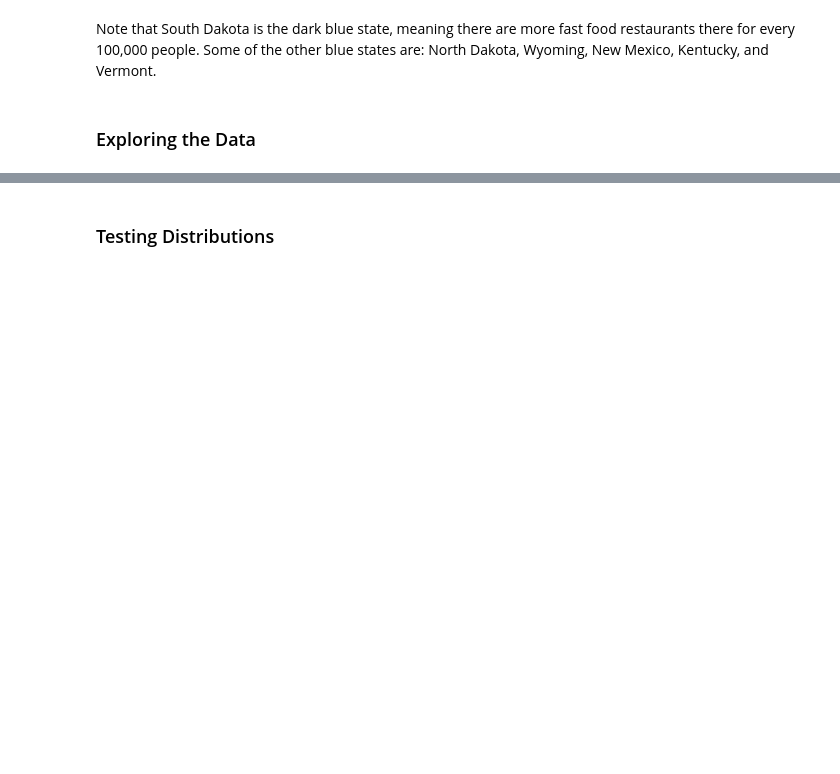
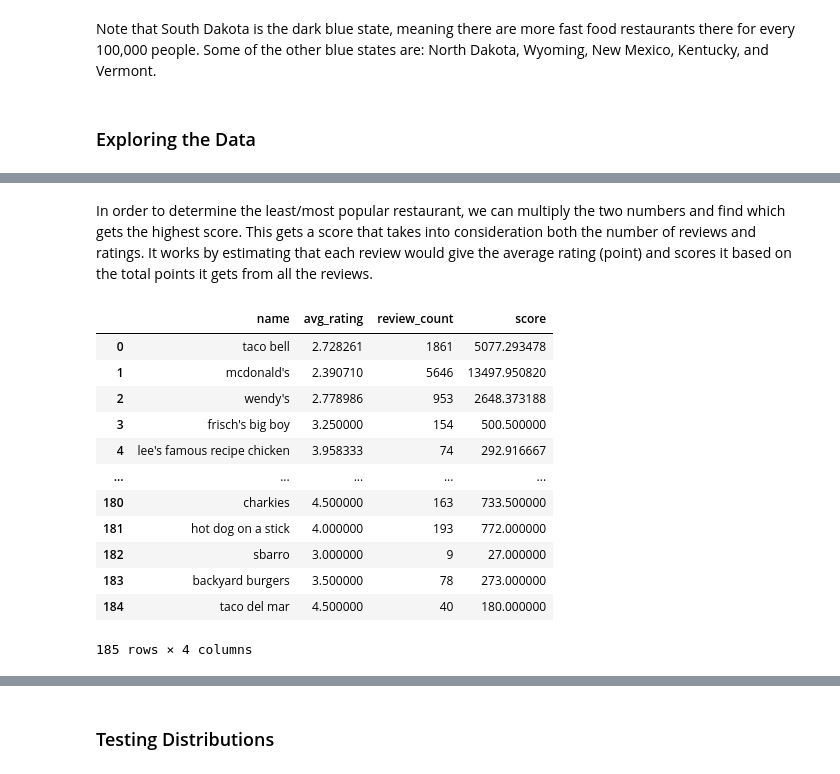
Before and after one commit to shihwenma/yelp_data_analysis, a Jupyter notebook: FinalProject_group071.ipynb, the cells around one changed output, grey strips where cells are left out. Cells and saved outputs as stored; diff of their text form; code cells hidden in the pictures; blank space fills up the shorter version.

Commit message:
Added to Data Exploration

```diff
--- a/FinalProject_group071.ipynb
+++ b/FinalProject_group071.ipynb
@@ -556,0 +549,12 @@ Some of the other blue states are: North Dakota, Wyoming, New Mexico, Kentucky,
+# %%
+# Number of reviews and average rating of each fast food business
+bus_name = fast_ratings_df['name'].unique()
+
+popularity = pd.DataFrame(columns=['name', 'avg_rating', 'review_count'])
+for name in bus_name:
+    name_df = fast_ratings_df[fast_ratings_df['name'] == name]
+    avg_rating = name_df.rating.mean()
+    num_reviews = name_df.review_count.sum()
+    popularity = popularity.append({'name': name, 'avg_rating': avg_rating, 'review_count': num_reviews}, ignore_index=True)
+
+popularity
@@ -556,0 +575,20 @@ Some of the other blue states are: North Dakota, Wyoming, New Mexico, Kentucky,
+# %% [markdown]
+In order to determine the least/most popular restaurant, we can multiply the two numbers and find which gets the highest score. This gets a score that takes into consideration both the number of reviews and ratings. It works by estimating that each review would give the average rating (point) and scores it based on the total points it gets from all the reviews.
+# %%
+# Uses review count and average rating to calculate popularity score
+popularity['score'] = popularity.apply(lambda row: row.avg_rating * row.review_count, axis=1)
+popularity
+# %% [output]
+|  | name | avg_rating | review_count | score |
+| 0 | taco bell | 2.728261 | 1861 | 5077.293478 |
+| 1 | mcdonald's | 2.390710 | 5646 | 13497.950820 |
+| 2 | wendy's | 2.778986 | 953 | 2648.373188 |
+| 3 | frisch's big boy | 3.250000 | 154 | 500.500000 |
+| 4 | lee's famous recipe chicken | 3.958333 | 74 | 292.916667 |
+| ... | ... | ... | ... | ... |
+| 180 | charkies | 4.500000 | 163 | 733.500000 |
+| 181 | hot dog on a stick | 4.000000 | 193 | 772.000000 |
+| 182 | sbarro | 3.000000 | 9 | 27.000000 |
+| 183 | backyard burgers | 3.500000 | 78 | 273.000000 |
+| 184 | taco del mar | 4.500000 | 40 | 180.000000 |
+185 rows × 4 columns
```
Also changed, not shown: parts of 21 cells of this notebook.
